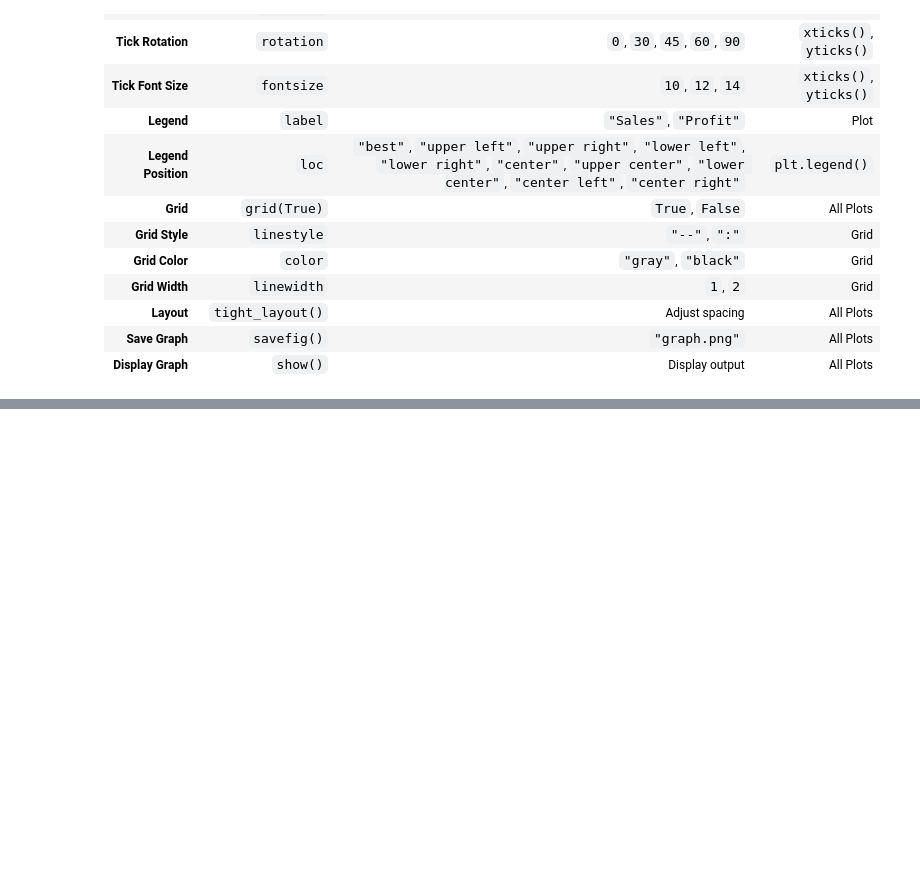
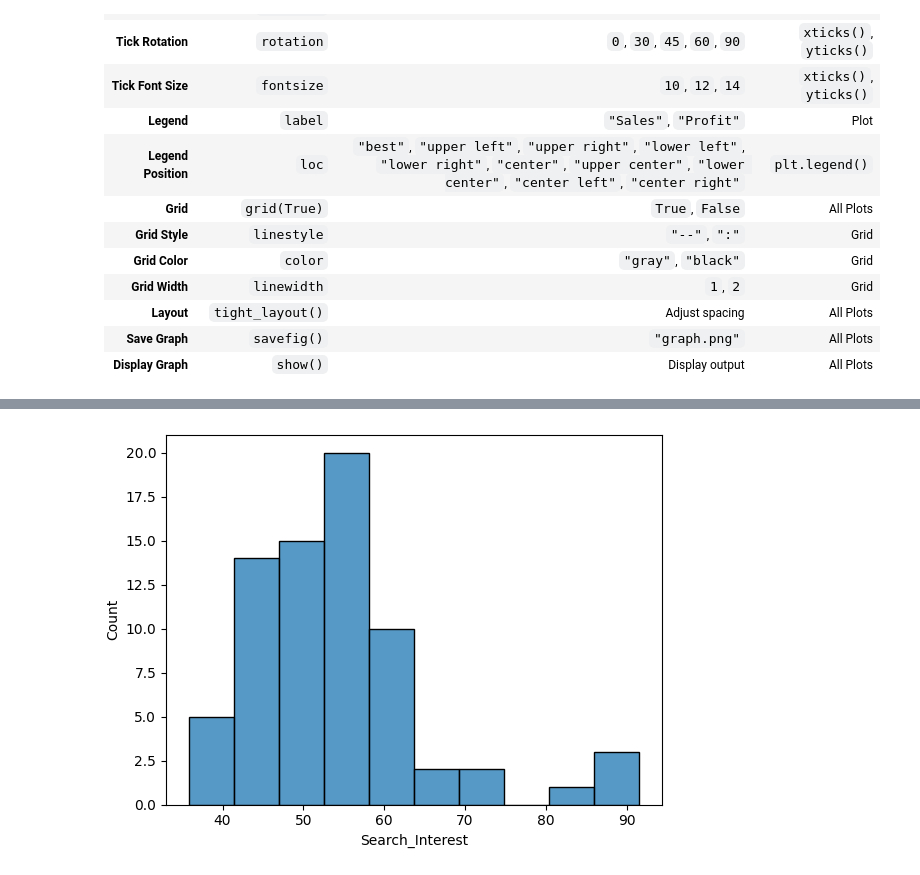
Before and after one commit to sayalivadya1654-cell/Data__Science, a Jupyter notebook: 2_Advance_Python.ipynb, the cells around one changed output, grey strips where cells are left out. Saved outputs shown, nothing was run; the diff lists cells and outputs as text; code cells hidden in the pictures; blank space fills up the shorter version.

```diff
--- a/2_Advance_Python.ipynb
+++ b/2_Advance_Python.ipynb
@@ -2606,0 +2688,5 @@ plt.show()
+# %%
+sns.histplot(data=df, x="Search_Interest", bins=10)
+plt.show()
+# %% [output]
+[figure, added]
```
Also changed, not shown: parts of 17 cells of this notebook.
